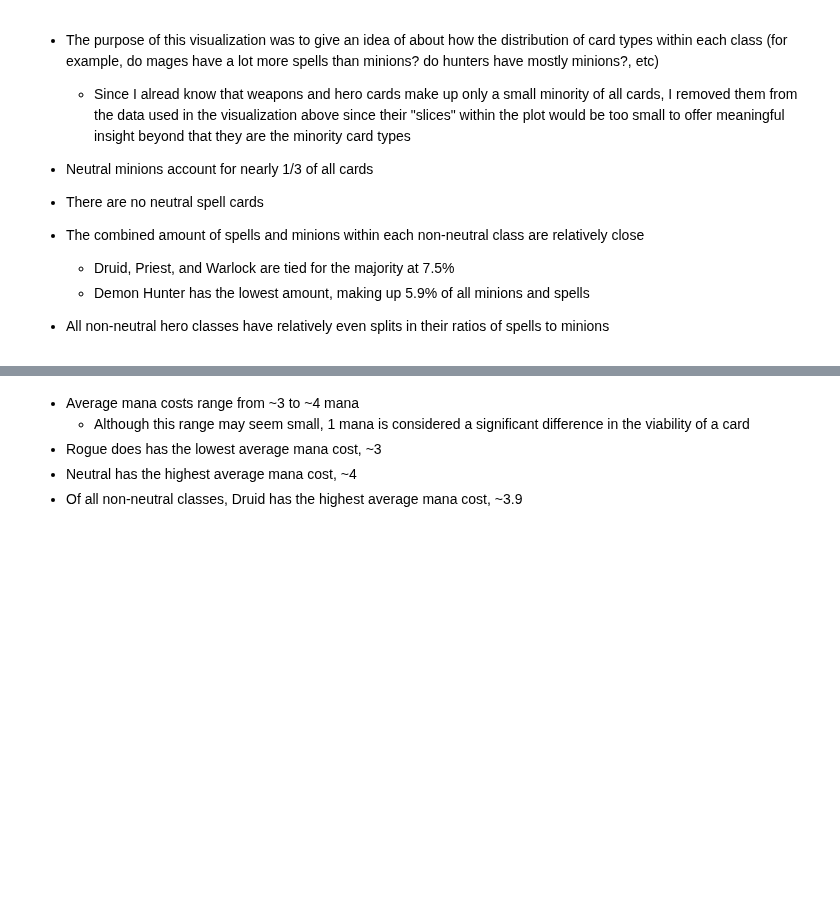
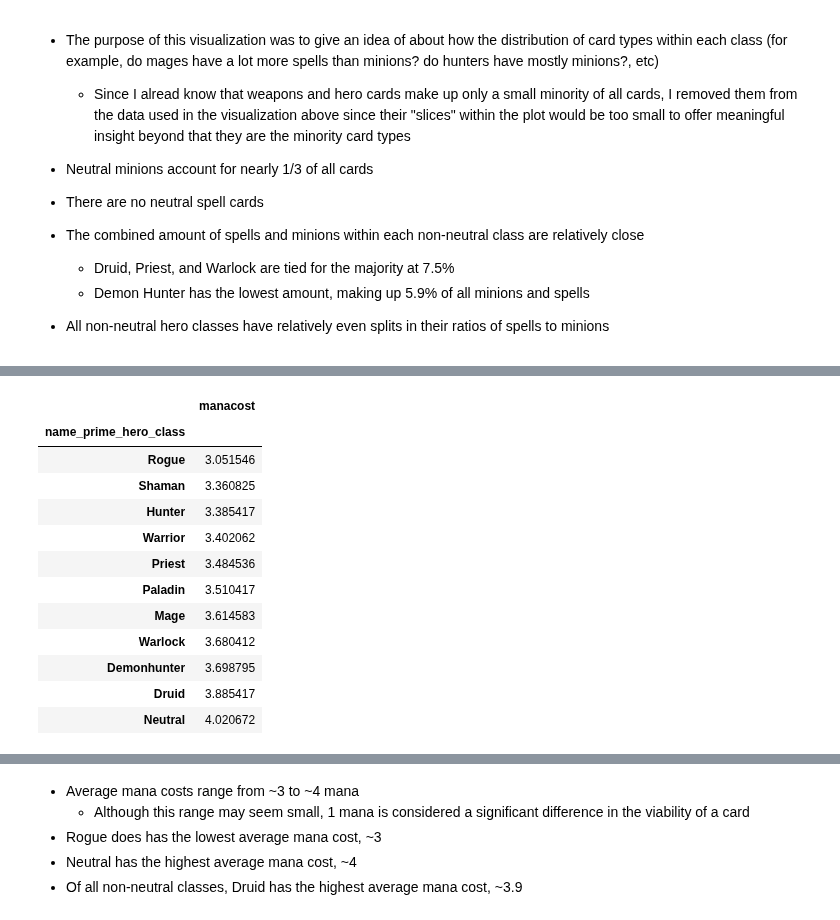
Before and after one commit to SamuelD-Data/hearthstone_project, a Jupyter notebook: hearthstone_project_notebook.ipynb, the cells around one changed output, grey strips where cells are left out. Cells and saved outputs as stored; diff of their text form; code cells hidden in the pictures; blank space fills up the shorter version.

```diff
--- a/hearthstone_project_notebook.ipynb
+++ b/hearthstone_project_notebook.ipynb
@@ -532,3 +596,22 @@ plt.show()
+# %%
+# creating df of average mana costs per class
+avgmana = pd.DataFrame(df.groupby(['name_prime_hero_class']).mean().sort_values(by = 'manacost', ascending = True)['manacost'])
+avgmana.index = avgmana.index.str.title()
+avgmana
+# %% [output]
+|  | manacost |
+| name_prime_hero_class |  |
+| Rogue | 3.051546 |
+| Shaman | 3.360825 |
+| Hunter | 3.385417 |
+| Warrior | 3.402062 |
+| Priest | 3.484536 |
+| Paladin | 3.510417 |
+| Mage | 3.614583 |
+| Warlock | 3.680412 |
+| Demonhunter | 3.698795 |
+| Druid | 3.885417 |
+| Neutral | 4.020672 |
 # %%
 # creating df of average mana costs per class
 avgmana = pd.DataFrame(df.groupby(['name_prime_hero_class']).mean().sort_values(by = 'manacost', ascending = True)['manacost'])
```
Also changed, not shown: parts of 27 cells of this notebook.
